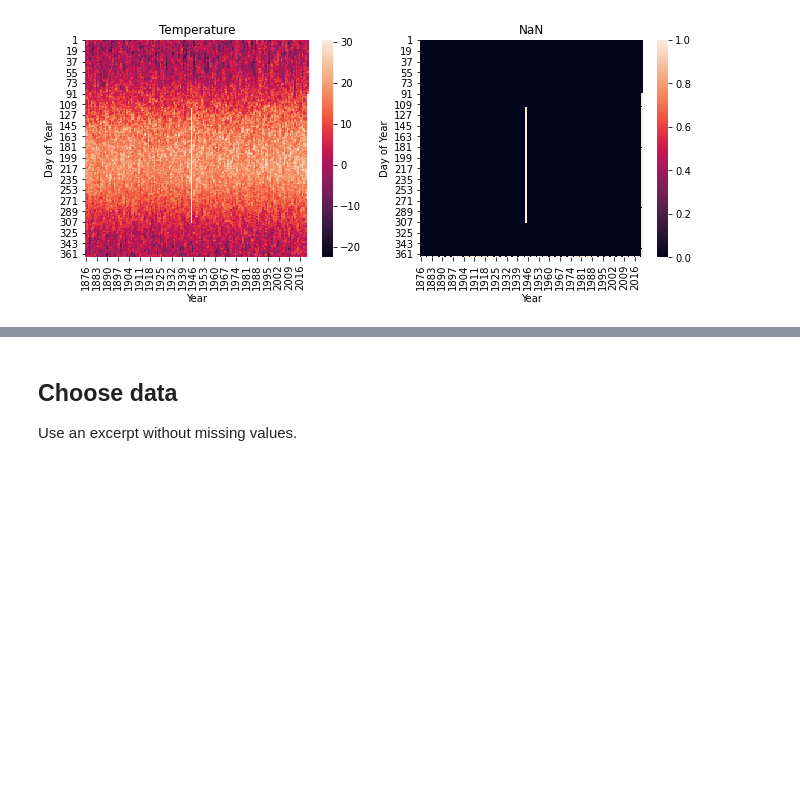
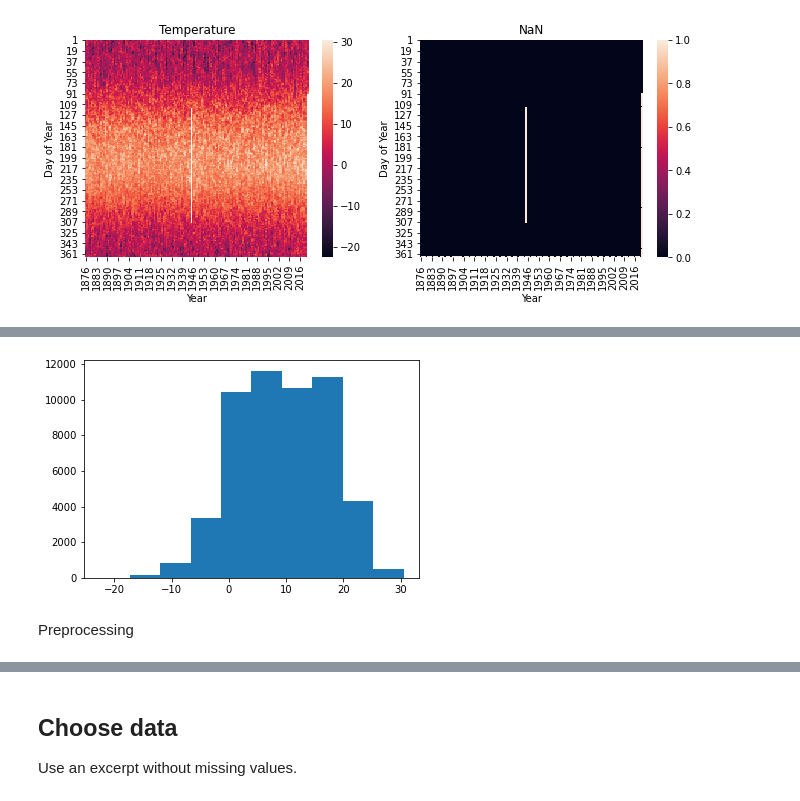
Before and after one commit to raphaelw/data-science-bootcamp, a Jupyter notebook: 07_week/exercises/time_series_weather.ipynb, the cells around one changed output, grey strips where cells are left out. Cells and saved outputs as stored; diff of their text form; code cells hidden in the pictures; blank space fills up the shorter version.

```diff
--- a/07_week/exercises/time_series_weather.ipynb
+++ b/07_week/exercises/time_series_weather.ipynb
@@ -105,0 +114,7 @@ sns.heatmap(piv.isna(), ax=ax2)
+# %%
+plt.hist(df['Temperature'])
+pass
+# %% [output]
+[figure, added]
+# %% [markdown]
+Preprocessing
```
Also changed, not shown: parts of 6 cells of this notebook, 2 other files.
